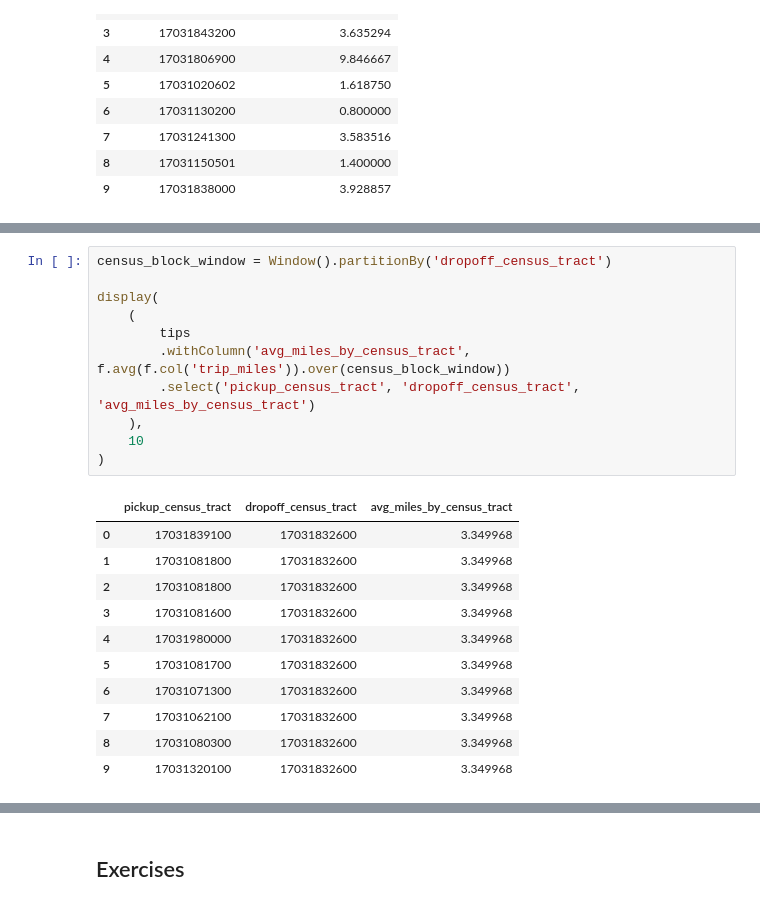
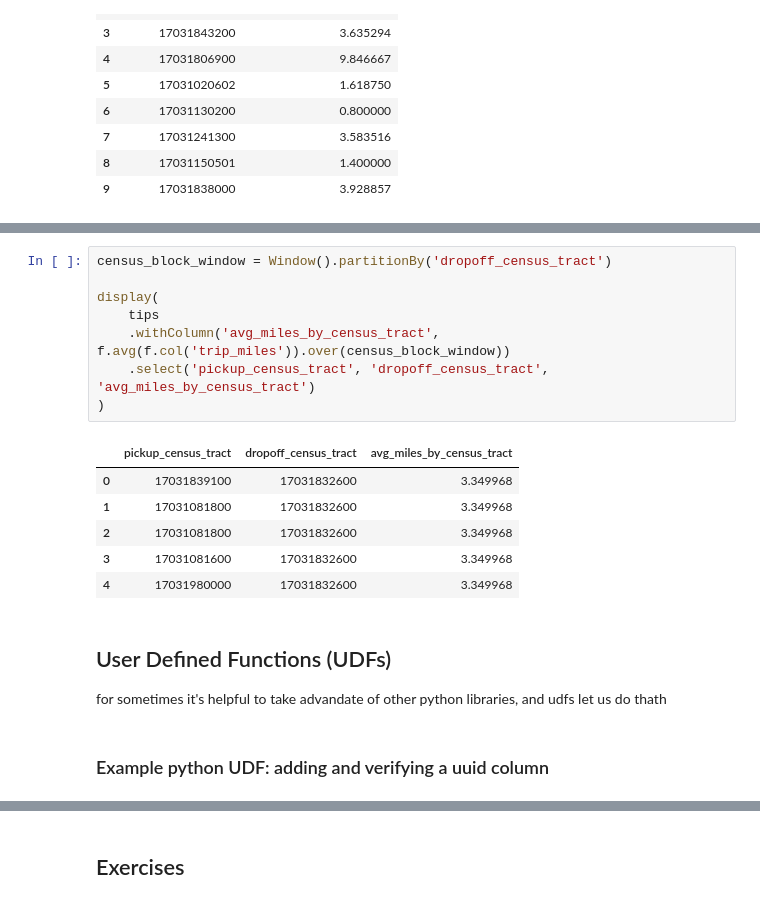
Before and after one commit to htorrence/getting_started_with_pyspark, a Jupyter notebook: solutions/3_data_processing.ipynb, the cells around one changed output, grey strips where cells are left out. Saved outputs shown, nothing was run; the diff lists cells and outputs as text.

```diff
--- a/solutions/3_data_processing.ipynb
+++ b/solutions/3_data_processing.ipynb
@@ -211,23 +149,20 @@ display(
 # %%
 census_block_window = Window().partitionBy('dropoff_census_tract')
 
 display(
-    (
-        tips
-        .withColumn('avg_miles_by_census_tract', f.avg(f.col('trip_miles')).over(census_block_window))
-        .select('pickup_census_tract', 'dropoff_census_tract', 'avg_miles_by_census_tract')
-    ),
-    10
+    tips
+    .withColumn('avg_miles_by_census_tract', f.avg(f.col('trip_miles')).over(census_block_window))
+    .select('pickup_census_tract', 'dropoff_census_tract', 'avg_miles_by_census_tract')
 )
 # %% [output]
 |  | pickup_census_tract | dropoff_census_tract | avg_miles_by_census_tract |
 | 0 | 17031839100 | 17031832600 | 3.349968 |
 | 1 | 17031081800 | 17031832600 | 3.349968 |
 | 2 | 17031081800 | 17031832600 | 3.349968 |
 | 3 | 17031081600 | 17031832600 | 3.349968 |
 | 4 | 17031980000 | 17031832600 | 3.349968 |
-| 5 | 17031081700 | 17031832600 | 3.349968 |
-| 6 | 17031071300 | 17031832600 | 3.349968 |
-| 7 | 17031062100 | 17031832600 | 3.349968 |
-| 8 | 17031080300 | 17031832600 | 3.349968 |
-| 9 | 17031320100 | 17031832600 | 3.349968 |
+# %% [markdown]
+## User Defined Functions (UDFs)
+for sometimes it's helpful to take advandate of other python libraries, and udfs let us do thath
+# %% [markdown]
+### Example python UDF: adding and verifying a uuid column
```
Also changed, not shown: parts of 23 cells of this notebook, 11 other files.
